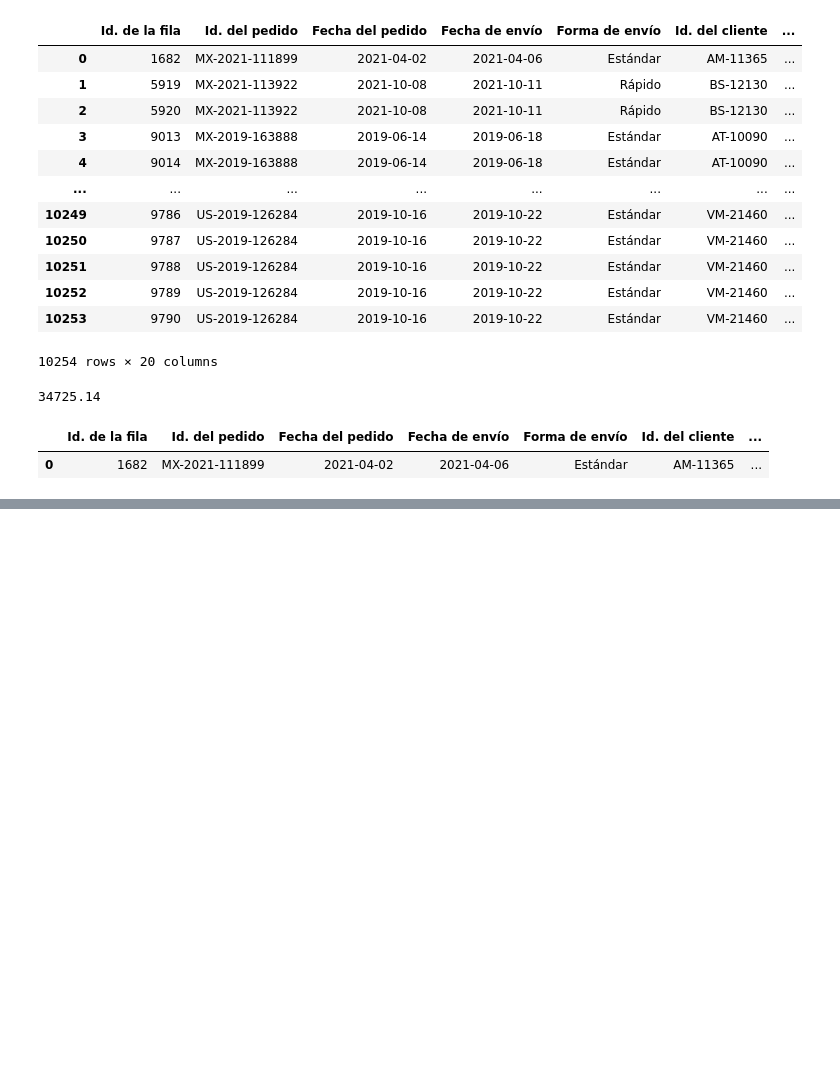
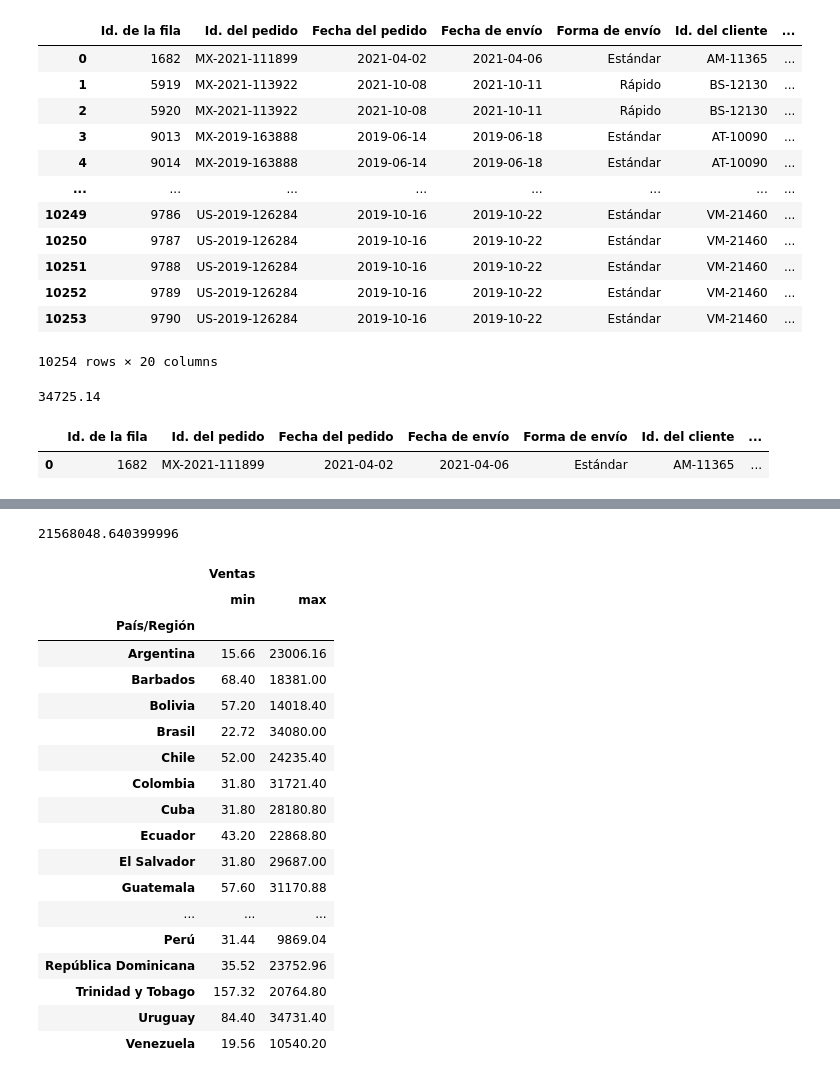
Before and after one commit to jhonvelasque/numpy-pandas, a Jupyter notebook: miproyecto.ipynb, the cells around one changed output, grey strips where cells are left out. Drawn from its saved outputs; the diff is of its cells as text; code cells hidden in the pictures; blank space fills up the shorter version.

```diff
--- a/miproyecto.ipynb
+++ b/miproyecto.ipynb
@@ -100,0 +214,26 @@ TypeError: Cannot perform 'rand_' with a dtyped [int64] array and scalar of type
+# %%
+df['Ventas'].sum()
+# %% [output]
+21568048.640399996
+# %%
+df.groupby('País/Región').agg({'Ventas':['min','max']})
+# %% [output]
+|  | Ventas |  |
+|  | min | max |
+| País/Región |  |  |
+| Argentina | 15.66 | 23006.16 |
+| Barbados | 68.40 | 18381.00 |
+| Bolivia | 57.20 | 14018.40 |
+| Brasil | 22.72 | 34080.00 |
+| Chile | 52.00 | 24235.40 |
+| Colombia | 31.80 | 31721.40 |
+| Cuba | 31.80 | 28180.80 |
+| Ecuador | 43.20 | 22868.80 |
+| El Salvador | 31.80 | 29687.00 |
+| Guatemala | 57.60 | 31170.88 |
+| ... | ... | ... |
+| Perú | 31.44 | 9869.04 |
+| República Dominicana | 35.52 | 23752.96 |
+| Trinidad y Tobago | 157.32 | 20764.80 |
+| Uruguay | 84.40 | 34731.40 |
+| Venezuela | 19.56 | 10540.20 |
```
Also changed, not shown: parts of 21 cells of this notebook, 1 other file.
